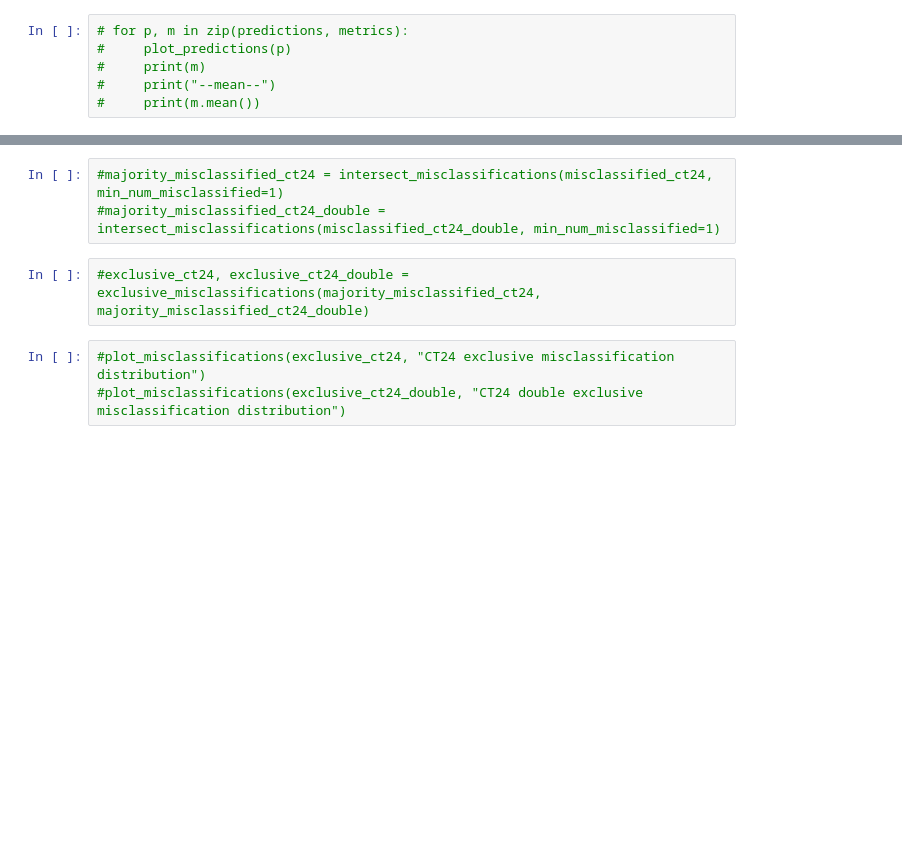
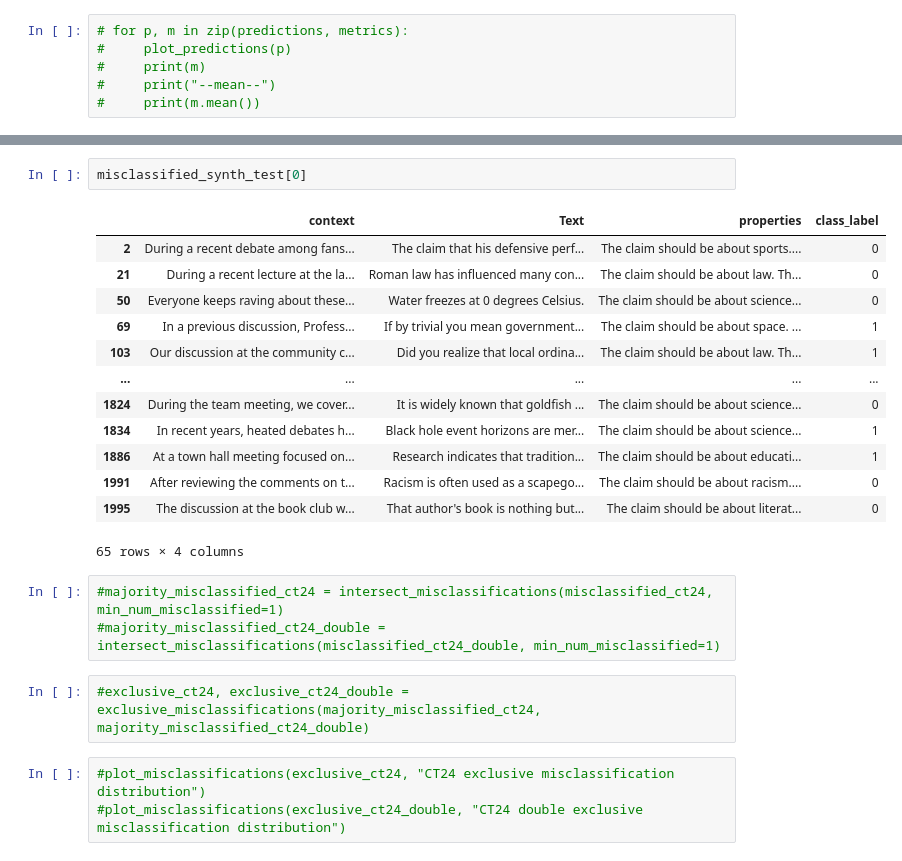
Before and after one commit to BashPrince/thesis, a Jupyter notebook: analysis/analysis.ipynb, the cells around one changed output, grey strips where cells are left out. Saved outputs shown, nothing was run; the diff lists cells and outputs as text; blank space fills up the shorter version.

```diff
--- a/analysis/analysis.ipynb
+++ b/analysis/analysis.ipynb
@@ -373,3 +399,19 @@ plot_precision_recall("Precision-Recall Curves", {d: p for d, p in zip(gc_train_
+# %%
+misclassified_synth_test[0]
+# %% [output]
+|  | context | Text | properties | class_label |
+| 2 | During a recent debate among fans... | The claim that his defensive perf... | The claim should be about sports.... | 0 |
+| 21 | During a recent lecture at the la... | Roman law has influenced many con... | The claim should be about law. Th... | 0 |
+| 50 | Everyone keeps raving about these... | Water freezes at 0 degrees Celsius. | The claim should be about science... | 0 |
+| 69 | In a previous discussion, Profess... | If by trivial you mean government... | The claim should be about space. ... | 1 |
+| 103 | Our discussion at the community c... | Did you realize that local ordina... | The claim should be about law. Th... | 1 |
+| ... | ... | ... | ... | ... |
+| 1824 | During the team meeting, we cover... | It is widely known that goldfish ... | The claim should be about science... | 0 |
+| 1834 | In recent years, heated debates h... | Black hole event horizons are mer... | The claim should be about science... | 1 |
+| 1886 | At a town hall meeting focused on... | Research indicates that tradition... | The claim should be about educati... | 1 |
+| 1991 | After reviewing the comments on t... | Racism is often used as a scapego... | The claim should be about racism.... | 0 |
+| 1995 | The discussion at the book club w... | That author's book is nothing but... | The claim should be about literat... | 0 |
+65 rows × 4 columns
 # %%
 #majority_misclassified_ct24 = intersect_misclassifications(misclassified_ct24, min_num_misclassified=1)
 #majority_misclassified_ct24_double = intersect_misclassifications(misclassified_ct24_double, min_num_misclassified=1)
```
Also changed, not shown: parts of 11 cells of this notebook, 2 other files.
